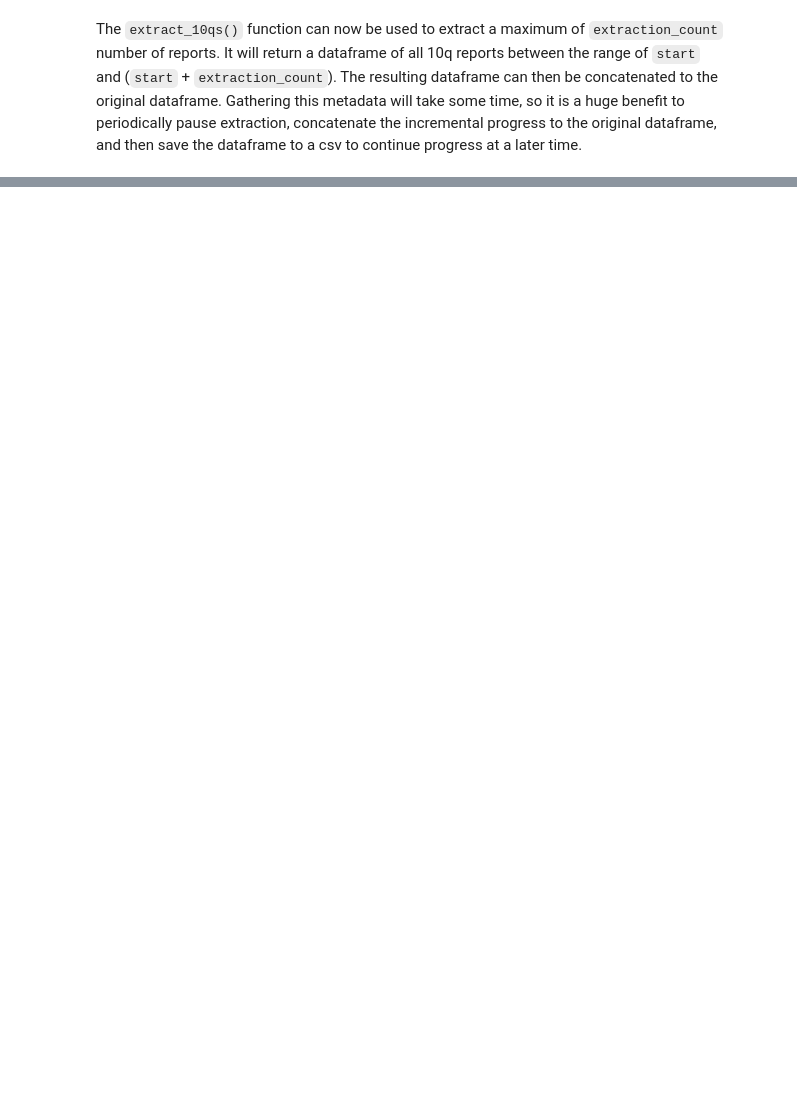
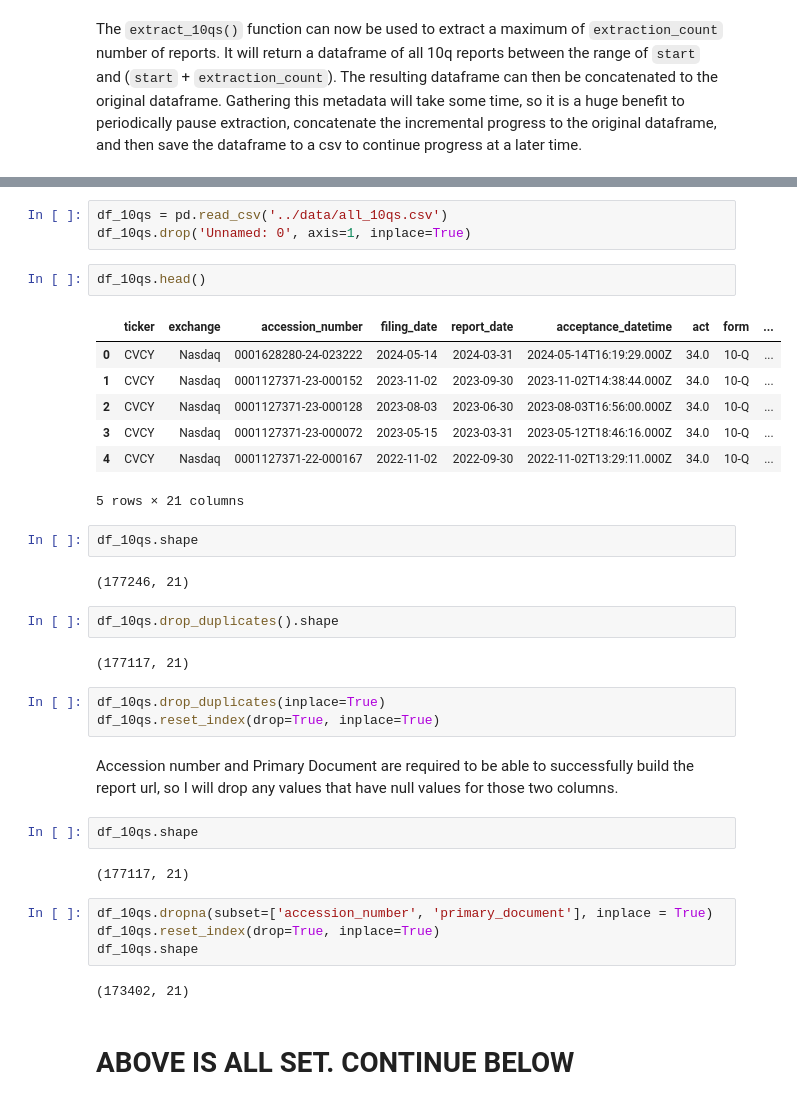
Before and after one commit to raffysantayana/sec_summarizer, a Jupyter notebook: code/GatheringTheData.ipynb, the cells around one changed output, grey strips where cells are left out. Saved outputs shown, nothing was run; the diff lists cells and outputs as text; blank space fills up the shorter version.

```diff
--- a/code/GatheringTheData.ipynb
+++ b/code/GatheringTheData.ipynb
@@ -489,0 +516,38 @@ Name: count, Length: 5870, dtype: int64
+# %%
+df_10qs = pd.read_csv('../data/all_10qs.csv')
+df_10qs.drop('Unnamed: 0', axis=1, inplace=True)
+# %%
+df_10qs.head()
+# %% [output]
+|  | ticker | exchange | accession_number | filing_date | report_date | acceptance_datetime | act | form | ... |
+| 0 | CVCY | Nasdaq | 0001628280-24-023222 | 2024-05-14 | 2024-03-31 | 2024-05-14T16:19:29.000Z | 34.0 | 10-Q | ... |
+| 1 | CVCY | Nasdaq | 0001127371-23-000152 | 2023-11-02 | 2023-09-30 | 2023-11-02T14:38:44.000Z | 34.0 | 10-Q | ... |
+| 2 | CVCY | Nasdaq | 0001127371-23-000128 | 2023-08-03 | 2023-06-30 | 2023-08-03T16:56:00.000Z | 34.0 | 10-Q | ... |
+| 3 | CVCY | Nasdaq | 0001127371-23-000072 | 2023-05-15 | 2023-03-31 | 2023-05-12T18:46:16.000Z | 34.0 | 10-Q | ... |
+| 4 | CVCY | Nasdaq | 0001127371-22-000167 | 2022-11-02 | 2022-09-30 | 2022-11-02T13:29:11.000Z | 34.0 | 10-Q | ... |
+5 rows × 21 columns
+# %%
+df_10qs.shape
+# %% [output]
+(177246, 21)
+# %%
+df_10qs.drop_duplicates().shape
+# %% [output]
+(177117, 21)
+# %%
+df_10qs.drop_duplicates(inplace=True)
+df_10qs.reset_index(drop=True, inplace=True)
+# %% [markdown]
+Accession number and Primary Document are required to be able to successfully build the report url, so I will drop any values that have null values for those two columns.
+# %%
+df_10qs.shape
+# %% [output]
+(177117, 21)
+# %%
+df_10qs.dropna(subset=['accession_number', 'primary_document'], inplace = True)
+df_10qs.reset_index(drop=True, inplace=True)
+df_10qs.shape
+# %% [output]
+(173402, 21)
+# %% [markdown]
+# ABOVE IS ALL SET. CONTINUE BELOW
```
Also changed, not shown: parts of 52 cells of this notebook, 5 other files.
